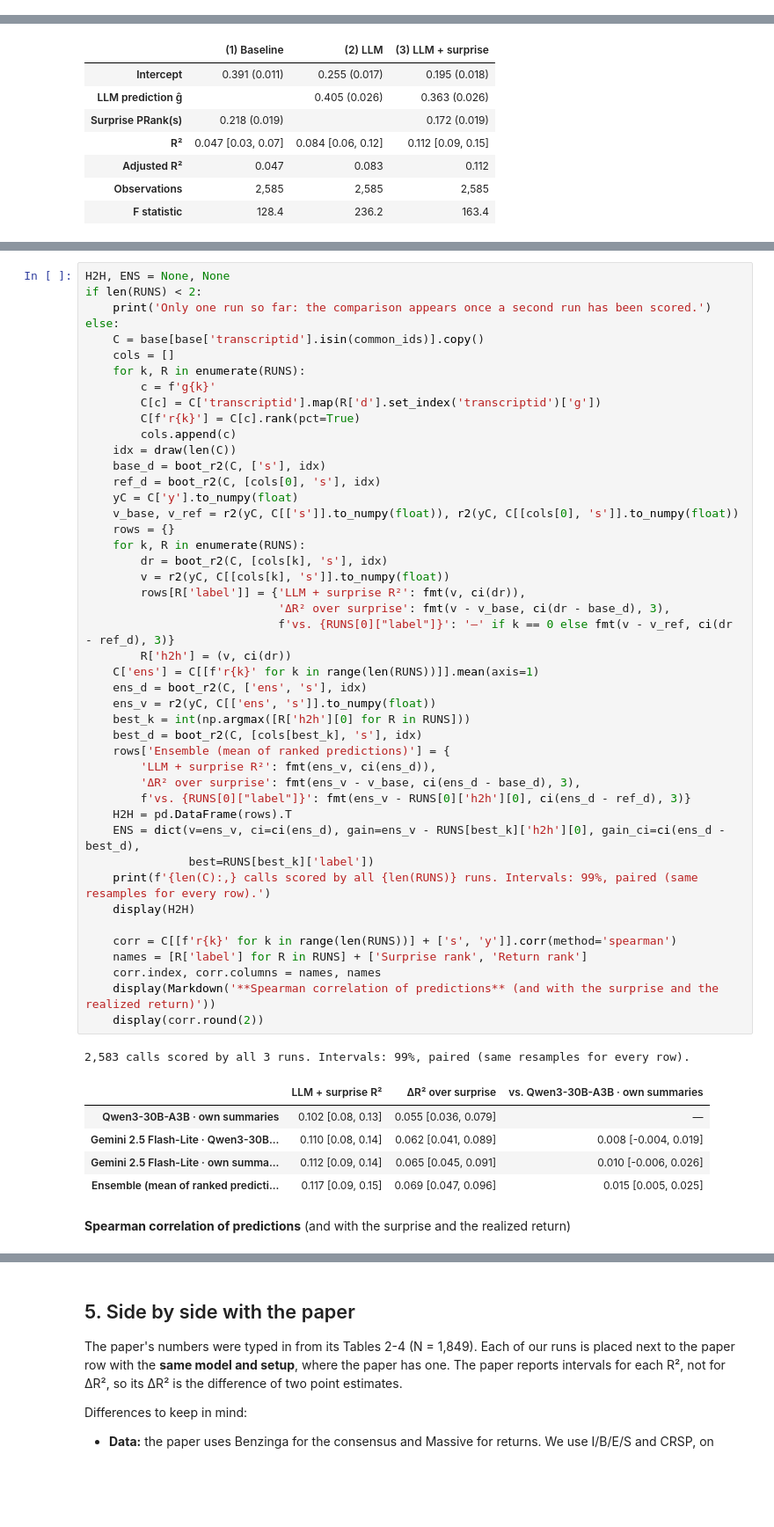
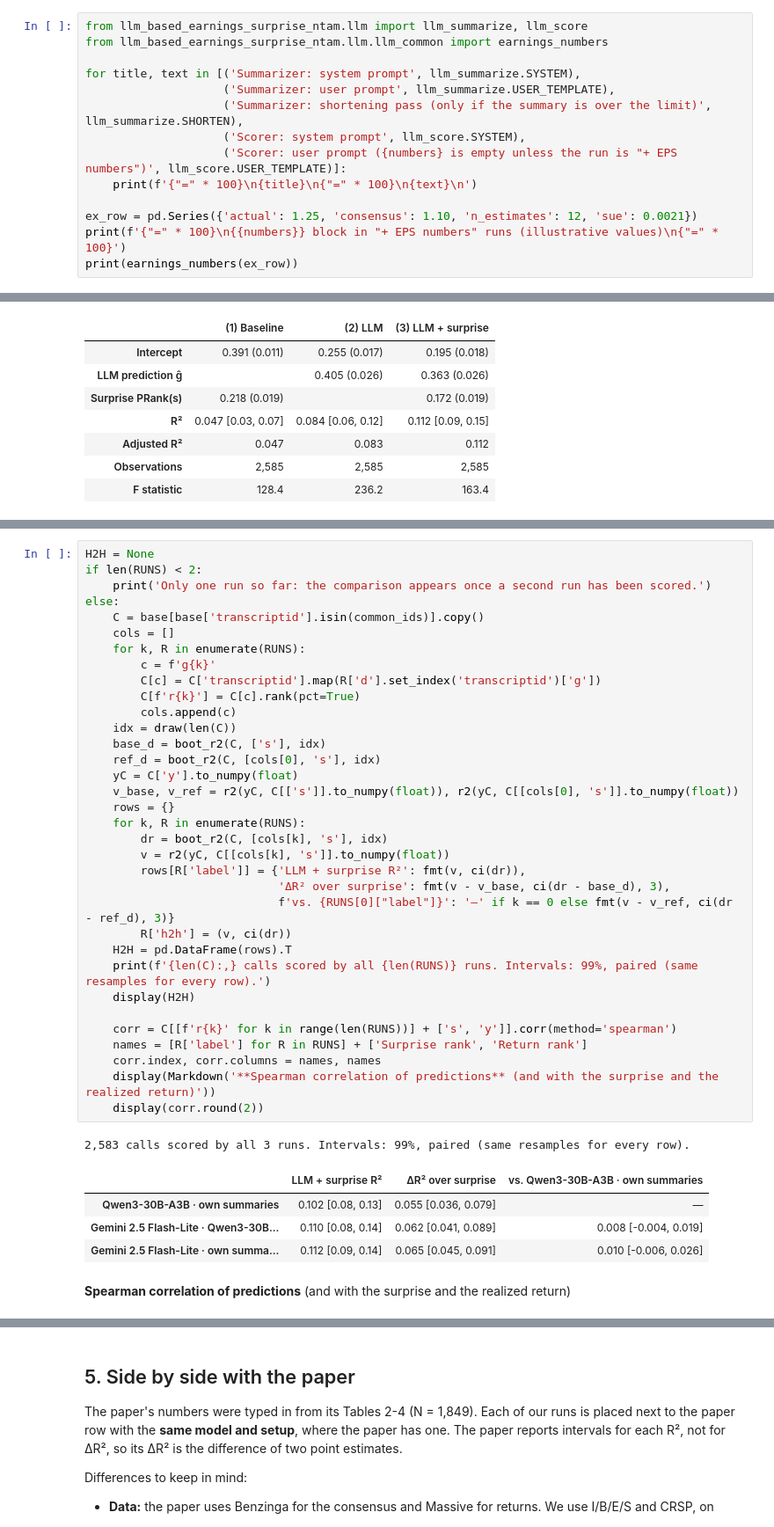
Before and after one commit to vidhijain28/LLM-based-earnings-surprise_NTAM, a Jupyter notebook: src/llm_based_earnings_surprise_ntam/further_study/llm_results.ipynb, the cells around one changed output, grey strips where cells are left out. Shown at 88% size. Cells and saved outputs as stored; diff of their text form; blank space fills up the shorter version.

```diff
--- a/src/llm_based_earnings_surprise_ntam/further_study/llm_results.ipynb
+++ b/src/llm_based_earnings_surprise_ntam/further_study/llm_results.ipynb
@@ -61,0 +97,14 @@ KEY = ['model', 'source', 'summary_model', 'variant']   # what defines a run
+# %%
+from llm_based_earnings_surprise_ntam.llm import llm_summarize, llm_score
+from llm_based_earnings_surprise_ntam.llm.llm_common import earnings_numbers
+
+for title, text in [('Summarizer: system prompt', llm_summarize.SYSTEM),
+                    ('Summarizer: user prompt', llm_summarize.USER_TEMPLATE),
+                    ('Summarizer: shortening pass (only if the summary is over the limit)', llm_summarize.SHORTEN),
+                    ('Scorer: system prompt', llm_score.SYSTEM),
+                    ('Scorer: user prompt ({numbers} is empty unless the run is "+ EPS numbers")', llm_score.USER_TEMPLATE)]:
+    print(f'{"=" * 100}\n{title}\n{"=" * 100}\n{text}\n')
+
+ex_row = pd.Series({'actual': 1.25, 'consensus': 1.10, 'n_estimates': 12, 'sue': 0.0021})
+print(f'{"=" * 100}\n{{numbers}} block in "+ EPS numbers" runs (illustrative values)\n{"=" * 100}')
+print(earnings_numbers(ex_row))
@@ -404,5 +473,5 @@ using **one** set of bootstrap draws. That gives:
 # %%
-H2H, ENS = None, None
+H2H = None
 if len(RUNS) < 2:
     print('Only one run so far: the comparison appears once a second run has been scored.')
 else:
@@ -414,45 +483,33 @@ else:
         C[f'r{k}'] = C[c].rank(pct=True)
         cols.append(c)
     idx = draw(len(C))
     base_d = boot_r2(C, ['s'], idx)
     ref_d = boot_r2(C, [cols[0], 's'], idx)
     yC = C['y'].to_numpy(float)
     v_base, v_ref = r2(yC, C[['s']].to_numpy(float)), r2(yC, C[[cols[0], 's']].to_numpy(float))
     rows = {}
     for k, R in enumerate(RUNS):
         dr = boot_r2(C, [cols[k], 's'], idx)
         v = r2(yC, C[[cols[k], 's']].to_numpy(float))
         rows[R['label']] = {'LLM + surprise R²': fmt(v, ci(dr)),
                             'ΔR² over surprise': fmt(v - v_base, ci(dr - base_d), 3),
                             f'vs. {RUNS[0]["label"]}': '—' if k == 0 else fmt(v - v_ref, ci(dr - ref_d), 3)}
         R['h2h'] = (v, ci(dr))
-    C['ens'] = C[[f'r{k}' for k in range(len(RUNS))]].mean(axis=1)
-    ens_d = boot_r2(C, ['ens', 's'], idx)
-    ens_v = r2(yC, C[['ens', 's']].to_numpy(float))
-    best_k = int(np.argmax([R['h2h'][0] for R in RUNS]))
-    best_d = boot_r2(C, [cols[best_k], 's'], idx)
-    rows['Ensemble (mean of ranked predictions)'] = {
-        'LLM + surprise R²': fmt(ens_v, ci(ens_d)),
-        'ΔR² over surprise': fmt(ens_v - v_base, ci(ens_d - base_d), 3),
-        f'vs. {RUNS[0]["label"]}': fmt(ens_v - RUNS[0]['h2h'][0], ci(ens_d - ref_d), 3)}
     H2H = pd.DataFrame(rows).T
-    ENS = dict(v=ens_v, ci=ci(ens_d), gain=ens_v - RUNS[best_k]['h2h'][0], gain_ci=ci(ens_d - best_d),
-               best=RUNS[best_k]['label'])
     print(f'{len(C):,} calls scored by all {len(RUNS)} runs. Intervals: 99%, paired (same resamples for every row).')
     display(H2H)
 
     corr = C[[f'r{k}' for k in range(len(RUNS))] + ['s', 'y']].corr(method='spearman')
     names = [R['label'] for R in RUNS] + ['Surprise rank', 'Return rank']
     corr.index, corr.columns = names, names
     display(Markdown('**Spearman correlation of predictions** (and with the surprise and the realized return)'))
     display(corr.round(2))
 # %% [output]
 2,583 calls scored by all 3 runs. Intervals: 99%, paired (same resamples for every row).
 |  | LLM + surprise R² | ΔR² over surprise | vs. Qwen3-30B-A3B · own summaries |
 | Qwen3-30B-A3B · own summaries | 0.102 [0.08, 0.13] | 0.055 [0.036, 0.079] | — |
 | Gemini 2.5 Flash-Lite · Qwen3-30B... | 0.110 [0.08, 0.14] | 0.062 [0.041, 0.089] | 0.008 [-0.004, 0.019] |
 | Gemini 2.5 Flash-Lite · own summa... | 0.112 [0.09, 0.14] | 0.065 [0.045, 0.091] | 0.010 [-0.006, 0.026] |
-| Ensemble (mean of ranked predicti... | 0.117 [0.09, 0.15] | 0.069 [0.047, 0.096] | 0.015 [0.005, 0.025] |
 **Spearman correlation of predictions** (and with the surprise and the realized return)
 |  | Qwen3-30B-A3B · own summaries | Gemini 2.5 Flash-Lite · Qwen3-30B... | Gemini 2.5 Flash-Lite · own summa... | Surprise rank | Return rank |
 | Qwen3-30B-A3B · own summaries | 1.00 | 0.89 | 0.76 | 0.15 | 0.26 |
```
Also changed, not shown: parts of 8 cells of this notebook, 4 other files.
